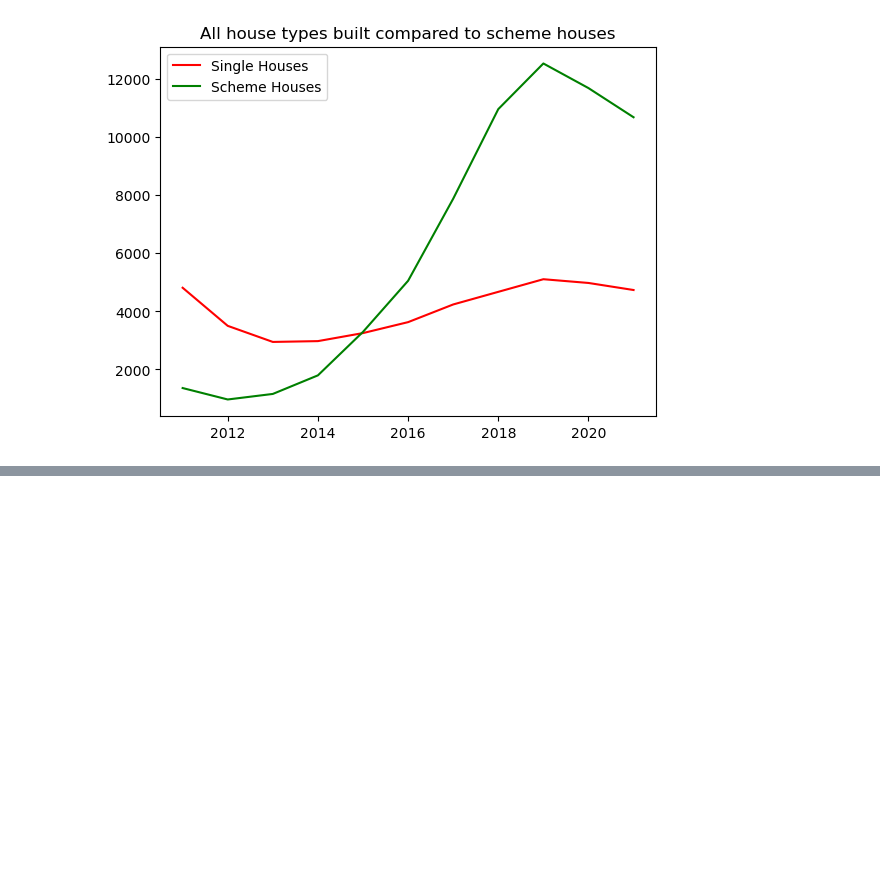
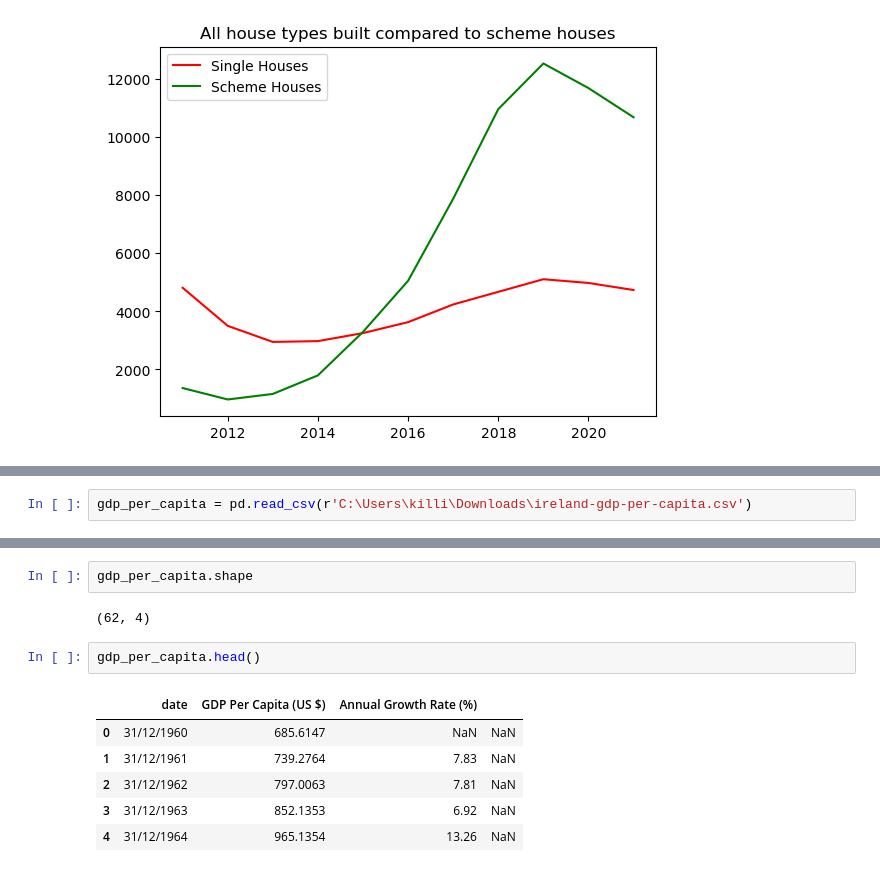
Before and after one commit to killiangriffin/UCDPA_KillianGriffin, a Jupyter notebook: experimental.ipynb, the cells around one changed output, grey strips where cells are left out. Cells and saved outputs as stored; diff of their text form; blank space fills up the shorter version.

```diff
--- a/experimental.ipynb
+++ b/experimental.ipynb
@@ -435,0 +452,2 @@ plt.show()
+# %%
+gdp_per_capita = pd.read_csv(r'C:\Users\killi\Downloads\ireland-gdp-per-capita.csv')
@@ -435,0 +468,13 @@ plt.show()
+# %%
+gdp_per_capita.shape
+# %% [output]
+(62, 4)
+# %%
+gdp_per_capita.head()
+# %% [output]
+|  | date | GDP Per Capita (US $) | Annual Growth Rate (%) |  |
+| 0 | 31/12/1960 | 685.6147 | NaN | NaN |
+| 1 | 31/12/1961 | 739.2764 | 7.83 | NaN |
+| 2 | 31/12/1962 | 797.0063 | 7.81 | NaN |
+| 3 | 31/12/1963 | 852.1353 | 6.92 | NaN |
+| 4 | 31/12/1964 | 965.1354 | 13.26 | NaN |
```
Also changed, not shown: parts of 13 cells of this notebook.
